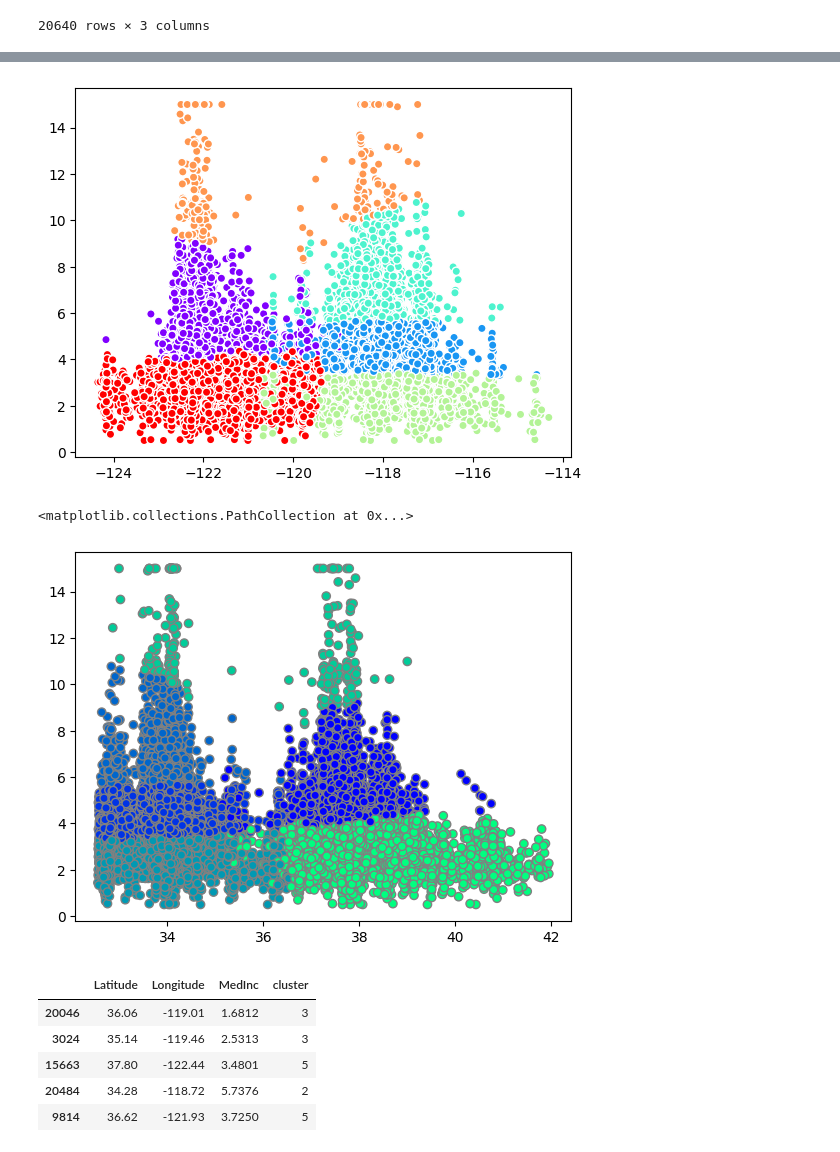
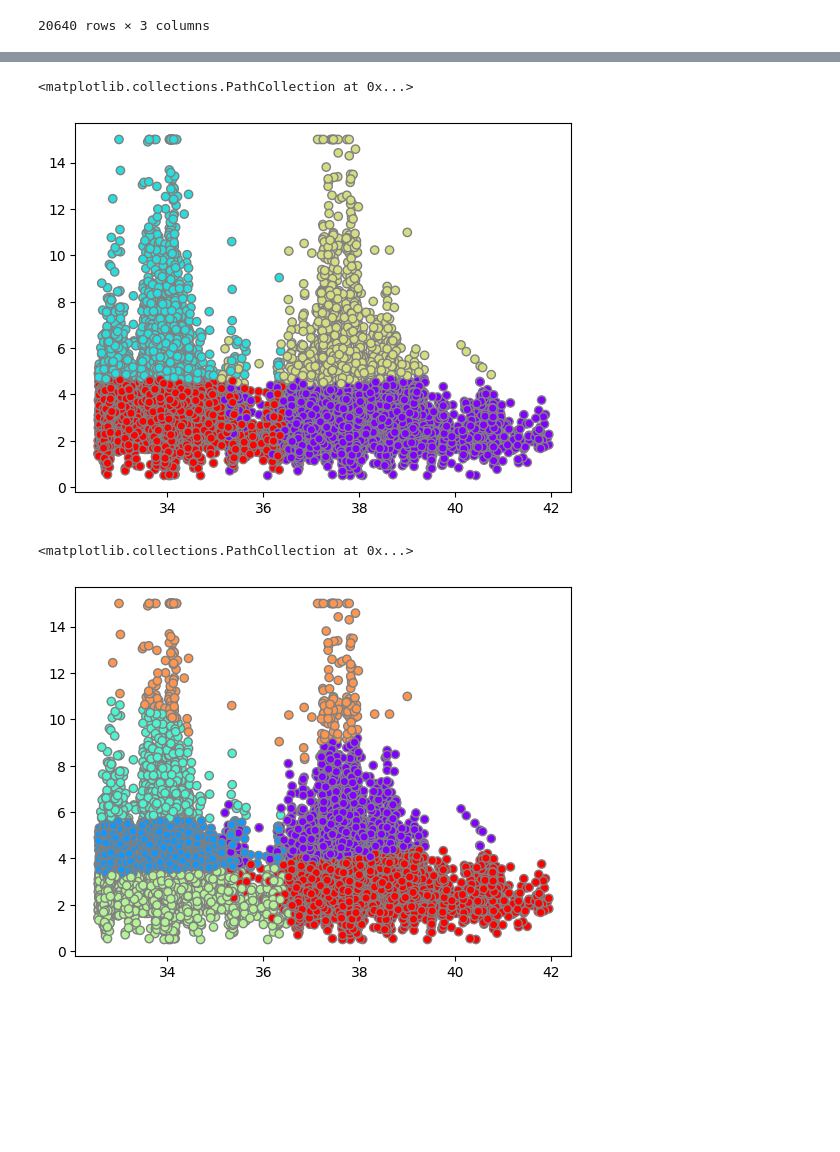
Before and after one commit to grigorow1974/Proyecto-Tutorial-K-Medias, a Jupyter notebook: src/explore.ipynb, the cells around one changed output, grey strips where cells are left out. Saved outputs shown, nothing was run; the diff lists cells and outputs as text; code cells hidden in the pictures; blank space fills up the shorter version.

```diff
--- a/src/explore.ipynb
+++ b/src/explore.ipynb
@@ -43,8 +43,12 @@ df1
 # %%
 from sklearn.model_selection import train_test_split
 
-X_train, X_test = train_test_split(df1, test_size= 0.2, random_state= 42)
+X_train_2, X_test_2 = train_test_split(df1, test_size= 0.2, random_state= 42)
+X_train_4, X_test_4 = train_test_split(df1, test_size= 0.2, random_state= 42)
+X_train_6, X_test_6 = train_test_split(df1, test_size= 0.2, random_state= 42)
 
-print(X_train.shape)
+print(X_train_2.shape)
+print(X_train_4.shape)
+print(X_train_6.shape)
 # %% [output]
 (16512, 3)
@@ -69,0 +78,4 @@ X_train.head()
+# %%
+
+model_4 = KMeans(n_clusters=4, random_state=42)
+model_4.fit(X_train_4)
@@ -69,0 +107,3 @@ X_train.head()
+# %%
+X_train_4['cluster_4'] = model_4.predict(X_train_4)
+X_train_4
@@ -93,24 +164,14 @@ Text(0, 0.5, 'WCSS')
 # %%
 import matplotlib.pyplot as plt
 
-plt.scatter(X_train['Longitude'],X_train['MedInc'],c=X_train['cluster'], cmap='rainbow',edgecolor='white')
+plt.scatter(X_train_4['Latitude'],X_train_4['MedInc'],c=X_train_4['cluster_4'], cmap='rainbow',edgecolor='gray')
 # %% [output]
+<matplotlib.collections.PathCollection at 0x...>
-[figure, old version]
+[figure, new version]
 # %%
 import matplotlib.pyplot as plt
 
-plt.scatter(X_train['Latitude'],X_train['MedInc'],c=X_train['cluster'], cmap='winter',edgecolor='gray')
+plt.scatter(X_train_6['Latitude'],X_train_6['MedInc'],c=X_train_6['cluster_6'], cmap='rainbow',edgecolor='gray')
 # %% [output]
 <matplotlib.collections.PathCollection at 0x...>
-[figure, old version]
+[figure, new version]
-# %%
-X_test['cluster'] = model.predict(X_test)
-
-X_test.head()
-# %% [output]
-|  | Latitude | Longitude | MedInc | cluster |
-| 20046 | 36.06 | -119.01 | 1.6812 | 3 |
-| 3024 | 35.14 | -119.46 | 2.5313 | 3 |
-| 15663 | 37.80 | -122.44 | 3.4801 | 5 |
-| 20484 | 34.28 | -118.72 | 5.7376 | 2 |
-| 9814 | 36.62 | -121.93 | 3.7250 | 5 |
```
Also changed, not shown: parts of 23 cells of this notebook, 9 other files.
